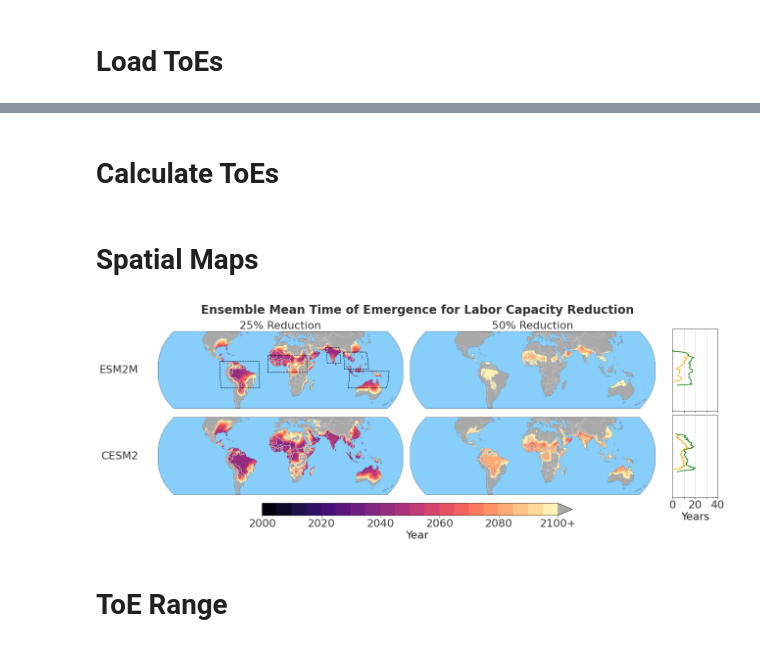
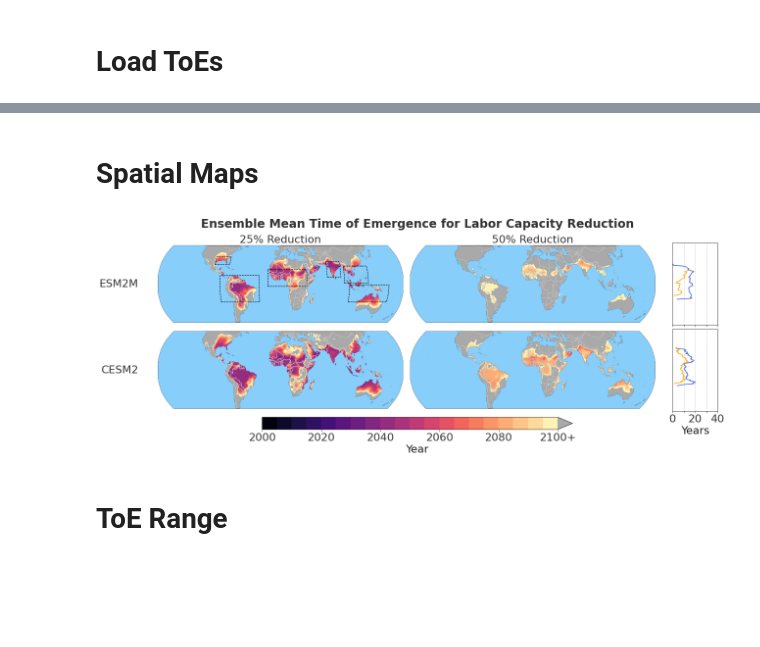
Before and after one commit to KYan19/pei, a Jupyter notebook: notebooks/10.1_Hottest_ToE.ipynb, the cells around one changed output, grey strips where cells are left out. Cells and saved outputs as stored; diff of their text form; code cells hidden in the pictures; blank space fills up the shorter version.

```diff
--- a/notebooks/10.1_Hottest_ToE.ipynb
+++ b/notebooks/10.1_Hottest_ToE.ipynb
@@ -31,4 +38,8 @@ land_mask_cesm2 = land_area_cesm2>0
+# %%
+#ToEs, masking out ocean
+ds_toe_esm2m = xr.open_dataset('../data/processed/GFDL/hottestmonth_toes.nc').where(land_mask_esm2m,np.nan)
+ds_toe_cesm2 = xr.open_dataset('../data/processed/CESM2/hottestmonth_toes.nc').where(land_mask_cesm2,np.nan)
 # %%
-#average ToE by latitude
-range_esm2m = lf.calc_range(ds_toe_esm2m,land_mask_esm2m)
-range_cesm2 = lf.calc_range(ds_toe_cesm2,land_mask_cesm2)
+#average ToE range by latitude
+range_esm2m = lf.calc_range(ds_toe_esm2m)
+range_cesm2 = lf.calc_range(ds_toe_cesm2)
@@ -76,5 +75,3 @@ Data variables:
-# %% [markdown]
-# Calculate ToEs
 # %%
 # Labor reduction thresholds used to define ToE
 labor_thres = [0.75,0.5]
@@ -85,10 +82,10 @@ ds_toe_cesm2 = lf.toe_summer(ds_cesm2,ds_base_cesm2,labor_thres)
 # %% [markdown]
 # Spatial Maps
 # %%
-lf.spatial_toe(ds_toe_esm2m,ds_toe_cesm2,range_esm2m,range_cesm2,'Ensemble Mean Time of Emergence for Labor Capacity Reduction',['0.75','0.5'])
+lf.spatial_toe(ds_toe_esm2m,ds_toe_cesm2,range_esm2m[1],range_cesm2[1],'Ensemble Mean Time of Emergence for Labor Capacity Reduction',['0.75','0.5'])
 #plt.savefig('spatial_toe_esm2m.png',dpi=300)
 # %% [output]
-[figure, old version]
+[figure, new version]
 # %% [markdown]
 # ToE Range
 # %%
```
Also changed, not shown: parts of 20 cells of this notebook, 1 other file.
